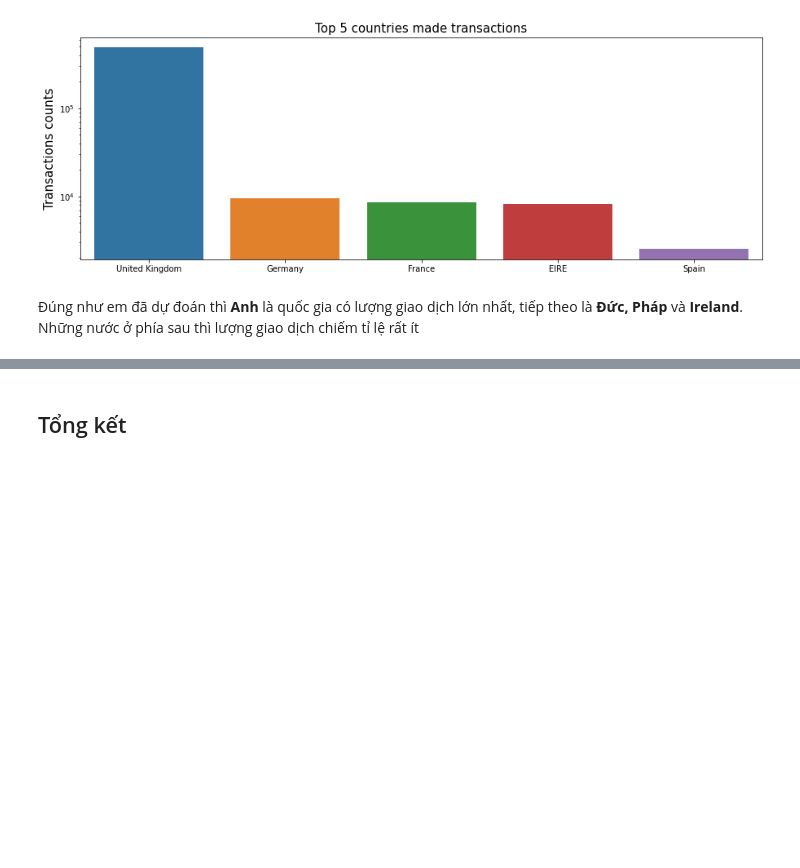
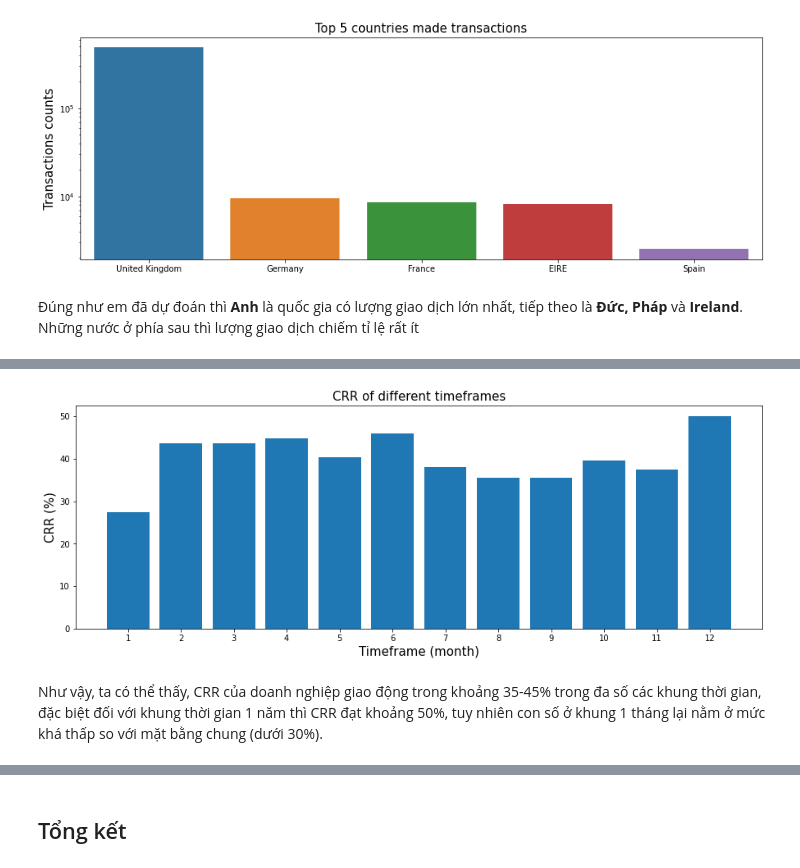
Before and after one commit to hudavn/G12-P4DS-Final, a Jupyter notebook: G12_FinalProject.ipynb, the cells around one changed output, grey strips where cells are left out. Saved outputs shown, nothing was run; the diff lists cells and outputs as text; code cells hidden in the pictures; blank space fills up the shorter version.

```diff
--- a/G12_FinalProject.ipynb
+++ b/G12_FinalProject.ipynb
@@ -293,0 +338,5 @@ plt.show()
+# %%
+new_content = content.copy()
+new_content['InvoiceMonth'] = new_content['InvoiceDate'].dt.month
+new_content['InvoiceYear'] = new_content['InvoiceDate'].dt.year
+new_content.head()
@@ -293,0 +409,12 @@ plt.show()
+# %%
+plt.figure(figsize=(15,5))
+plt.bar(CRR_range, CRR, )
+plt.xlabel("Timeframe (month)", fontsize=15)
+plt.ylabel("CRR (%)", fontsize=15)
+plt.title("CRR of different timeframes", fontsize=15)
+plt.xticks(CRR_range)
+plt.show()
+# %% [output]
+[figure, added]
+# %% [markdown]
+Như vậy, ta có thể thấy, CRR của doanh nghiệp giao động trong khoảng 35-45% trong đa số các khung thời gian, đặc biệt đối với khung thời gian 1 năm thì CRR đạt khoảng 50%, tuy nhiên con số ở khung 1 tháng lại nằm ở mức khá thấp so với mặt bằng chung (dưới 30%).
```
Also changed, not shown: parts of 12 cells of this notebook.
